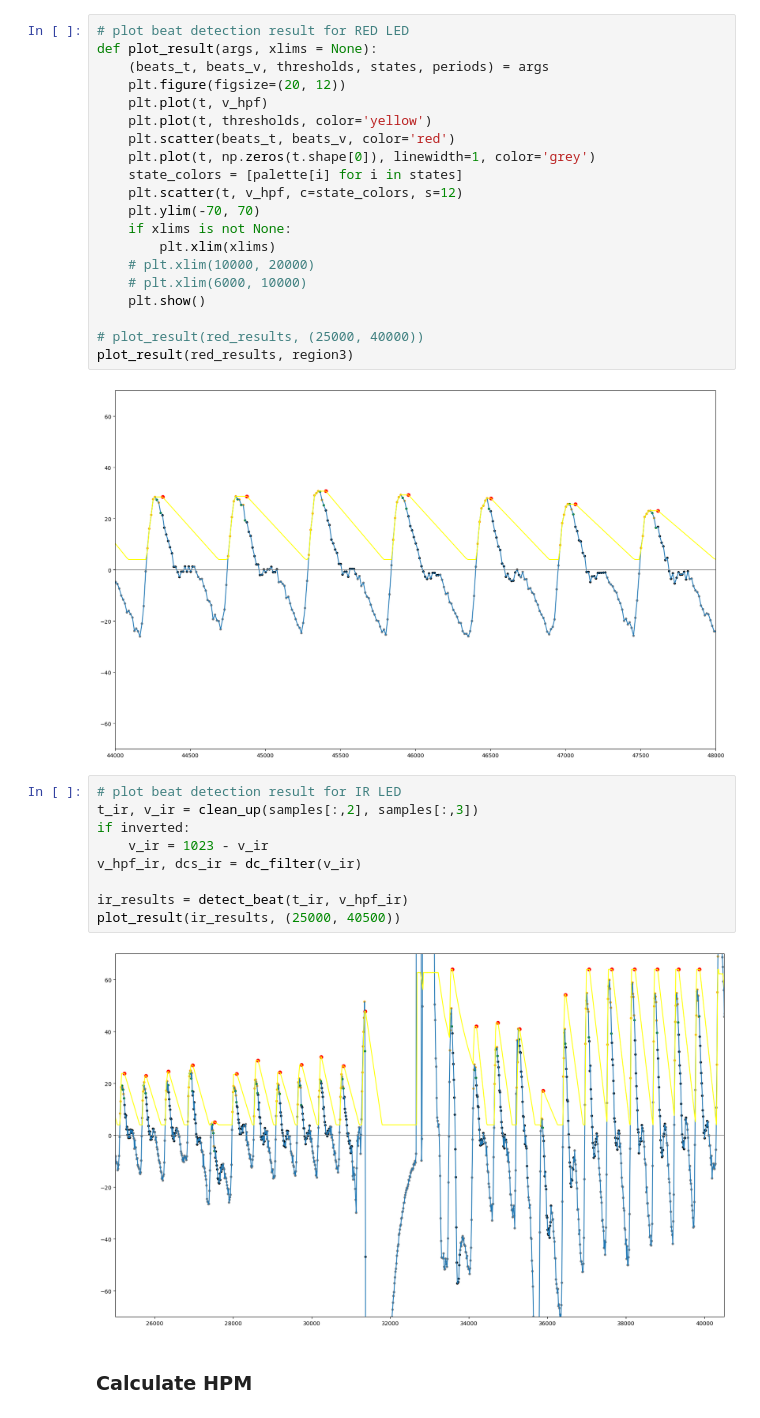
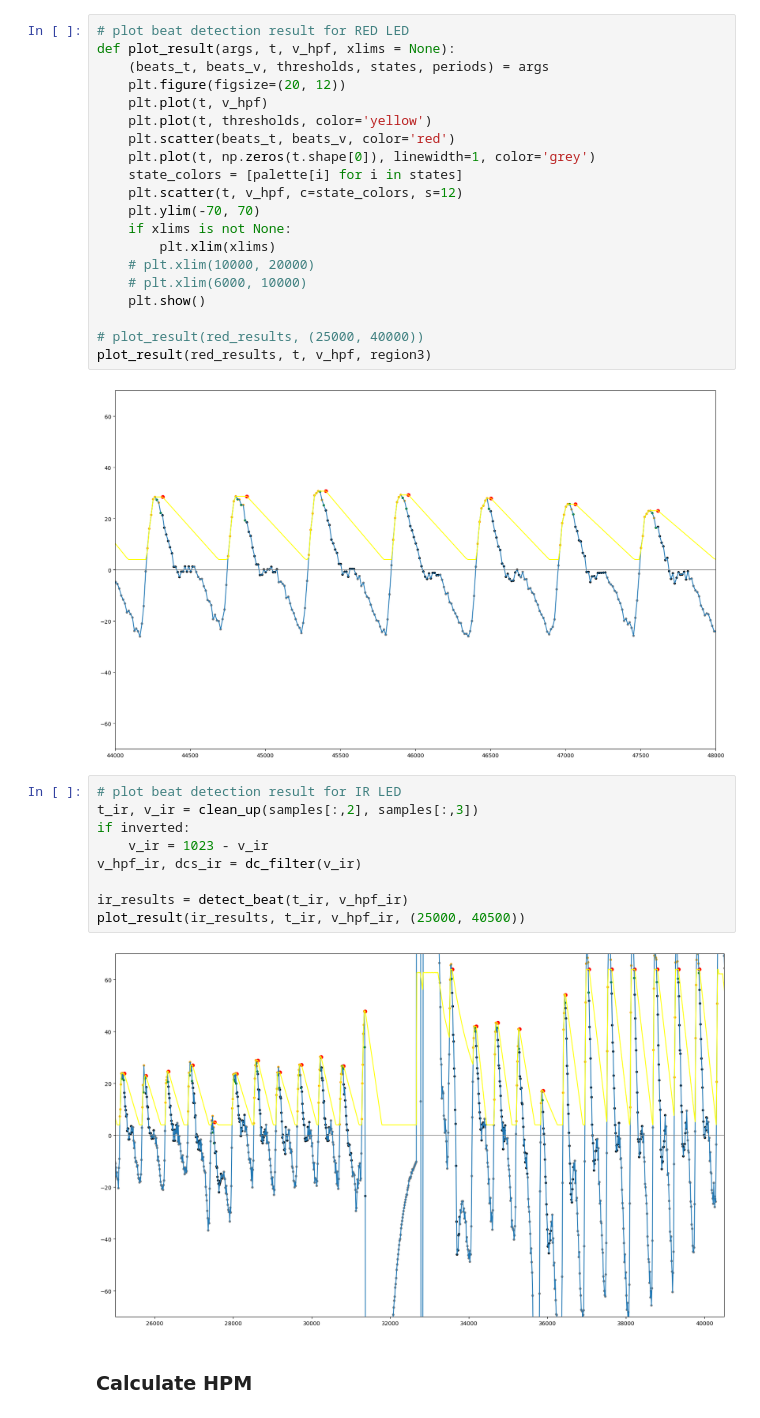
Before and after one commit to TianyiZhu877/Pulse_oximetry_BE189, a Jupyter notebook: report.ipynb, the cells around one changed output. Saved outputs shown, nothing was run; the diff lists cells and outputs as text.

```diff
--- a/report.ipynb
+++ b/report.ipynb
@@ -1215,7 +1316,7 @@ red_results = detect_beat(t, v_hpf)
 # print(states)
 # %%
 # plot beat detection result for RED LED
-def plot_result(args, xlims = None):
+def plot_result(args, t, v_hpf, xlims = None):
     (beats_t, beats_v, thresholds, states, periods) = args
     plt.figure(figsize=(20, 12))
     plt.plot(t, v_hpf)
@@ -1232,20 +1333,20 @@ def plot_result(args, xlims = None):
     plt.show()
 
 # plot_result(red_results, (25000, 40000))
-plot_result(red_results, region3)
+plot_result(red_results, t, v_hpf, region3)
 # %% [output]
 [figure]
 # %%
 # plot beat detection result for IR LED
 t_ir, v_ir = clean_up(samples[:,2], samples[:,3])
 if inverted:
     v_ir = 1023 - v_ir
 v_hpf_ir, dcs_ir = dc_filter(v_ir)
 
 ir_results = detect_beat(t_ir, v_hpf_ir)
-plot_result(ir_results, (25000, 40500))
+plot_result(ir_results, t_ir, v_hpf_ir, (25000, 40500))
 # %% [output]
-[figure, old version]
+[figure, new version]
 # %% [markdown]
 ### Calculate HPM
 # %%
```
Also changed, not shown: parts of 17 cells of this notebook, 1 other file.
